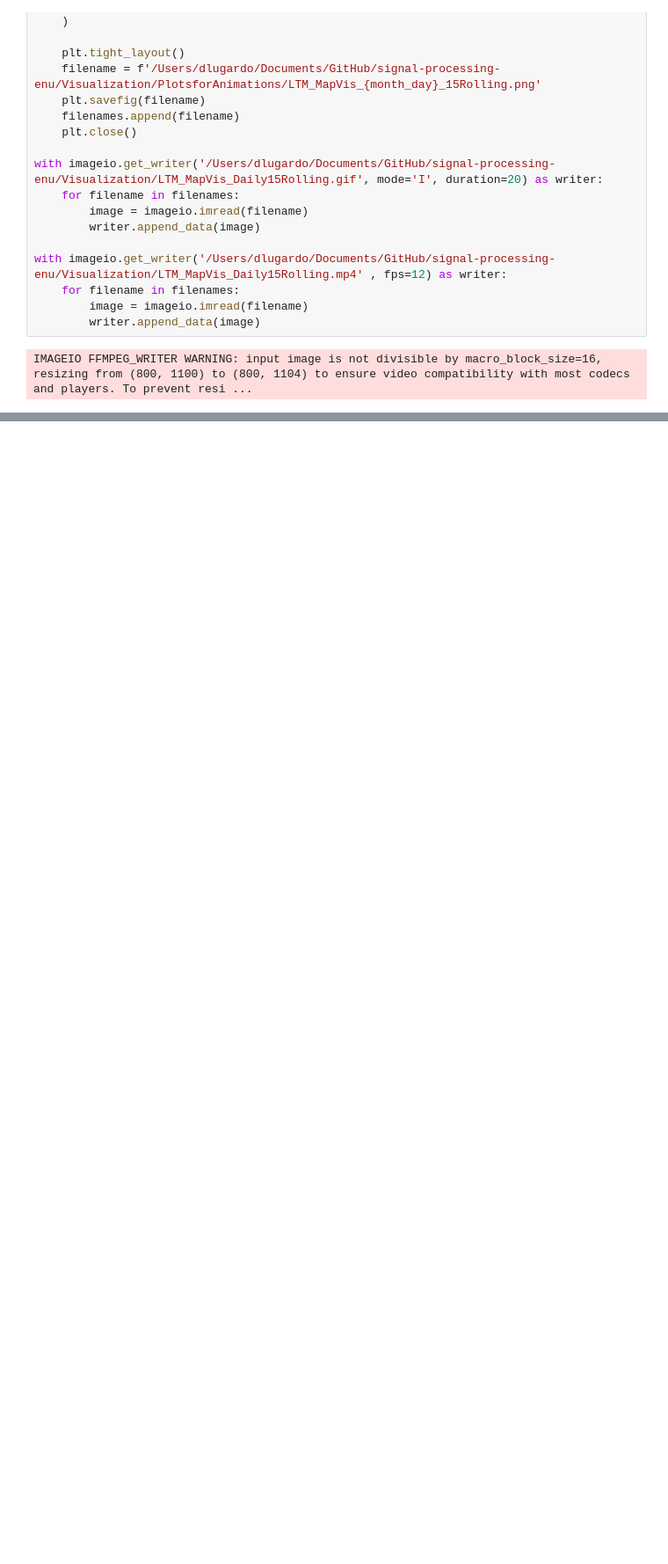
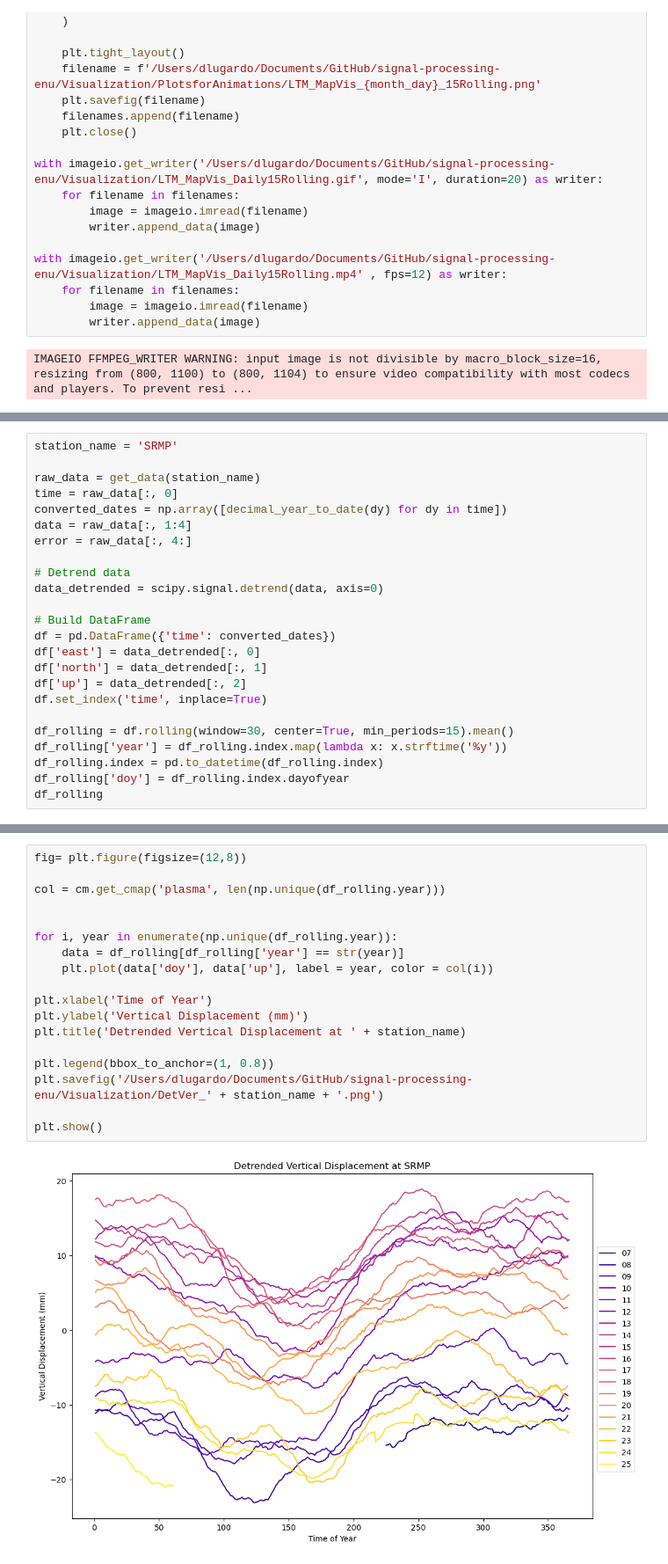
Before and after one commit to diegorvar/signal-processing-enu, a Jupyter notebook: VisualizationDaily.ipynb, the cells around one changed output, grey strips where cells are left out. Shown at 88% size. Saved outputs shown, nothing was run; the diff lists cells and outputs as text; blank space fills up the shorter version.

```diff
--- a/VisualizationDaily.ipynb
+++ b/VisualizationDaily.ipynb
@@ -485,0 +488,24 @@ IMAGEIO FFMPEG_WRITER WARNING: input image is not divisible by macro_block_size=
+# %%
+station_name = 'SRMP'
+
+raw_data = get_data(station_name)
+time = raw_data[:, 0]
+converted_dates = np.array([decimal_year_to_date(dy) for dy in time])
+data = raw_data[:, 1:4]
+error = raw_data[:, 4:]
+
+# Detrend data
+data_detrended = scipy.signal.detrend(data, axis=0)
+
+# Build DataFrame
+df = pd.DataFrame({'time': converted_dates})
+df['east'] = data_detrended[:, 0]
+df['north'] = data_detrended[:, 1]
+df['up'] = data_detrended[:, 2]
+df.set_index('time', inplace=True)
+
+df_rolling = df.rolling(window=30, center=True, min_periods=15).mean()
+df_rolling['year'] = df_rolling.index.map(lambda x: x.strftime('%y'))
+df_rolling.index = pd.to_datetime(df_rolling.index)
+df_rolling['doy'] = df_rolling.index.dayofyear
+df_rolling
@@ -485,0 +531,20 @@ IMAGEIO FFMPEG_WRITER WARNING: input image is not divisible by macro_block_size=
+# %%
+fig= plt.figure(figsize=(12,8))
+
+col = cm.get_cmap('plasma', len(np.unique(df_rolling.year)))
+
+
+for i, year in enumerate(np.unique(df_rolling.year)):
+    data = df_rolling[df_rolling['year'] == str(year)]
+    plt.plot(data['doy'], data['up'], label = year, color = col(i))
+
+plt.xlabel('Time of Year')
+plt.ylabel('Vertical Displacement (mm)')
+plt.title('Detrended Vertical Displacement at ' + station_name)
+
+plt.legend(bbox_to_anchor=(1, 0.8))
+plt.savefig('/Users/dlugardo/Documents/GitHub/signal-processing-enu/Visualization/DetVer_' + station_name + '.png')
+
+plt.show()
+# %% [output]
+[figure, added]
```
Also changed, not shown: parts of 3 cells of this notebook, 4 other files.
